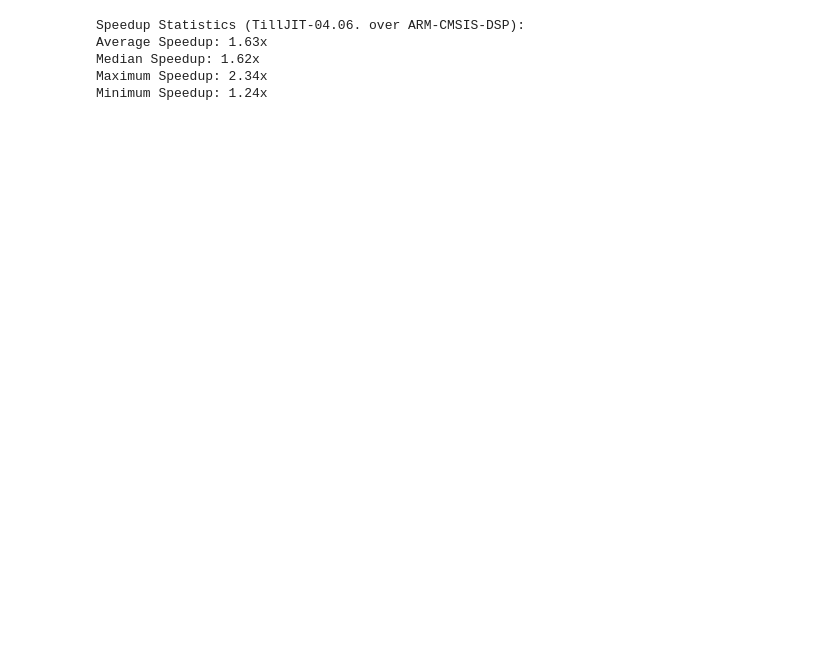
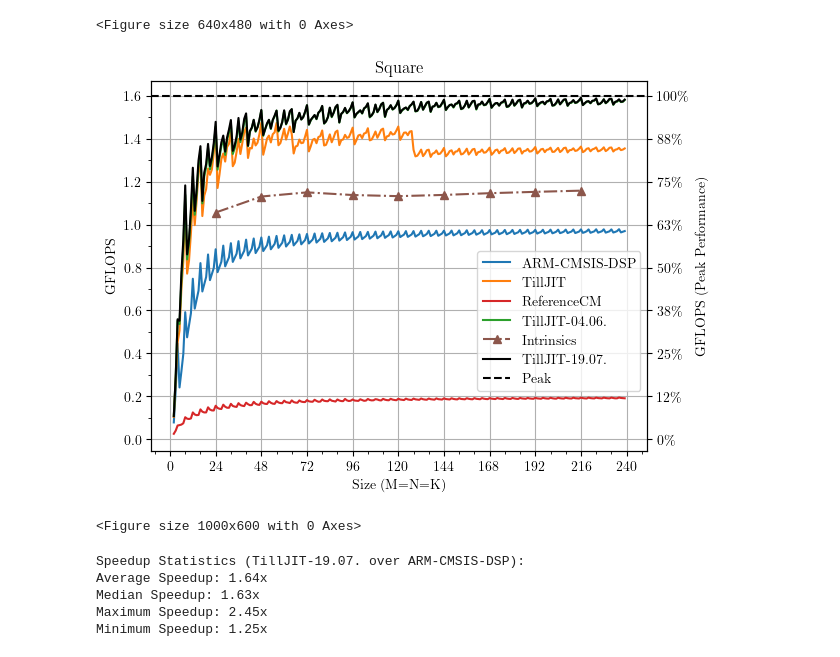
Before and after one commit to 01ill/e7-appkit-lab, a Jupyter notebook: results/jit_gemm/gemm_evaluation.ipynb, the cells around one changed output. Drawn from its saved outputs; the diff is of its cells as text; code cells hidden in the pictures; blank space fills up the shorter version.

```diff
--- a/results/jit_gemm/gemm_evaluation.ipynb
+++ b/results/jit_gemm/gemm_evaluation.ipynb
@@ -28,6 +28,8 @@ color_map = {
     "CMSIS-DSP": "C0",
     "TillJIT": "C1",
     "tIlljIt": "C1",
+    "TillJIT-4x6": "C1",
+    "TillJIT-4x3": "C2",
     "TillJIT-04.06.": 'C2',
     "JIT": "C1",
     "ReferenceCM": "C3",
@@ -35,10 +37,10 @@ color_map = {
     "Intrinsics": "C5"
 }
 # %%
-def calculateSpeedup(data):
+def calculateSpeedup(data, name1='TillJIT-04.06.', name2='ARM-CMSIS-DSP'):
     # Filter data for TillJIT and ARM-CMSIS-DSP
-    tilljit_data = data[data['Type'] == 'TillJIT-04.06.']
-    arm_data = data[data['Type'] == 'ARM-CMSIS-DSP']
+    tilljit_data = data[data['Type'] == name1]
+    arm_data = data[data['Type'] == name2]
 
     # Merge datasets on common dimensions (M, K, N)
     merged_data = pd.merge(tilljit_data, arm_data, on=['M', 'K', 'N'], suffixes=('_tilljit', '_arm'))
@@ -52,7 +54,7 @@ def calculateSpeedup(data):
     maximum_speedup = merged_data['Speedup'].max()
     minimum_speedup = merged_data['Speedup'].min()
 
-    print(f"Speedup Statistics (TillJIT-04.06. over ARM-CMSIS-DSP):")
+    print(f"Speedup Statistics ({name1} over {name2}):")
     print(f"Average Speedup: {average_speedup:.2f}x")
     print(f"Median Speedup: {median_speedup:.2f}x")
     print(f"Maximum Speedup: {maximum_speedup:.2f}x")
@@ -123,12 +134,15 @@ Minimum Speedup: 1.39x
 # %%
 data, _, _ = plotFigure('gemm_square_all.csv', 'M', 1.6, 'Size (M=N=K)', 'Square', 'square.pgf', True)
-calculateSpeedup(data)
+calculateSpeedup(data, "TillJIT-19.07.", "ARM-CMSIS-DSP")
 # %% [output]
-Speedup Statistics (TillJIT-04.06. over ARM-CMSIS-DSP):
-Average Speedup: 1.63x
-Median Speedup: 1.62x
-Maximum Speedup: 2.34x
-Minimum Speedup: 1.24x
+<Figure size 640x480 with 0 Axes>
+[figure, added]
+<Figure size 1000x600 with 0 Axes>
+Speedup Statistics (TillJIT-19.07. over ARM-CMSIS-DSP):
+Average Speedup: 1.64x
+Median Speedup: 1.63x
+Maximum Speedup: 2.45x
+Minimum Speedup: 1.25x
 # %%
 data, _, _ = plotFigure('gemm_square_he.csv', 'M', 0.64, 'Size (M=N=K)', "Square HE Core", "square_he.pgf", True)
 calculateSpeedup(data)
```
Also changed, not shown: parts of 26 cells of this notebook, 13 other files.
